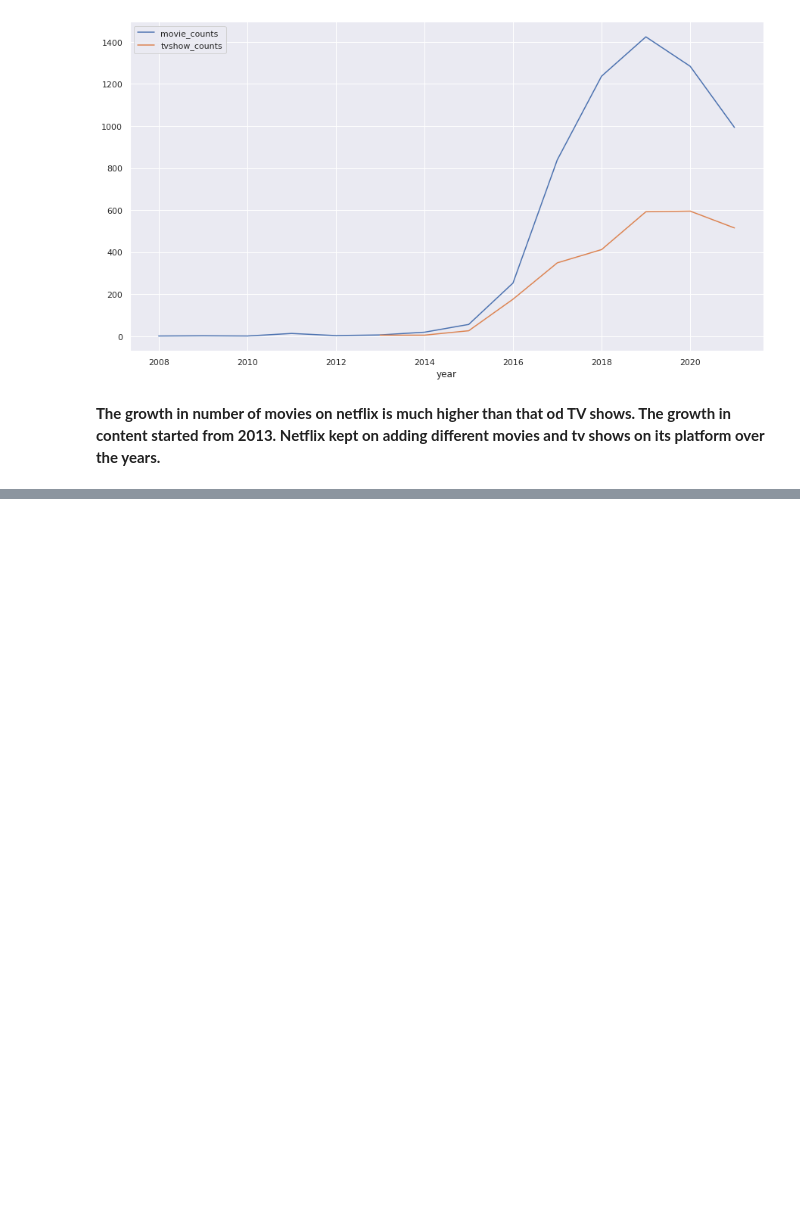
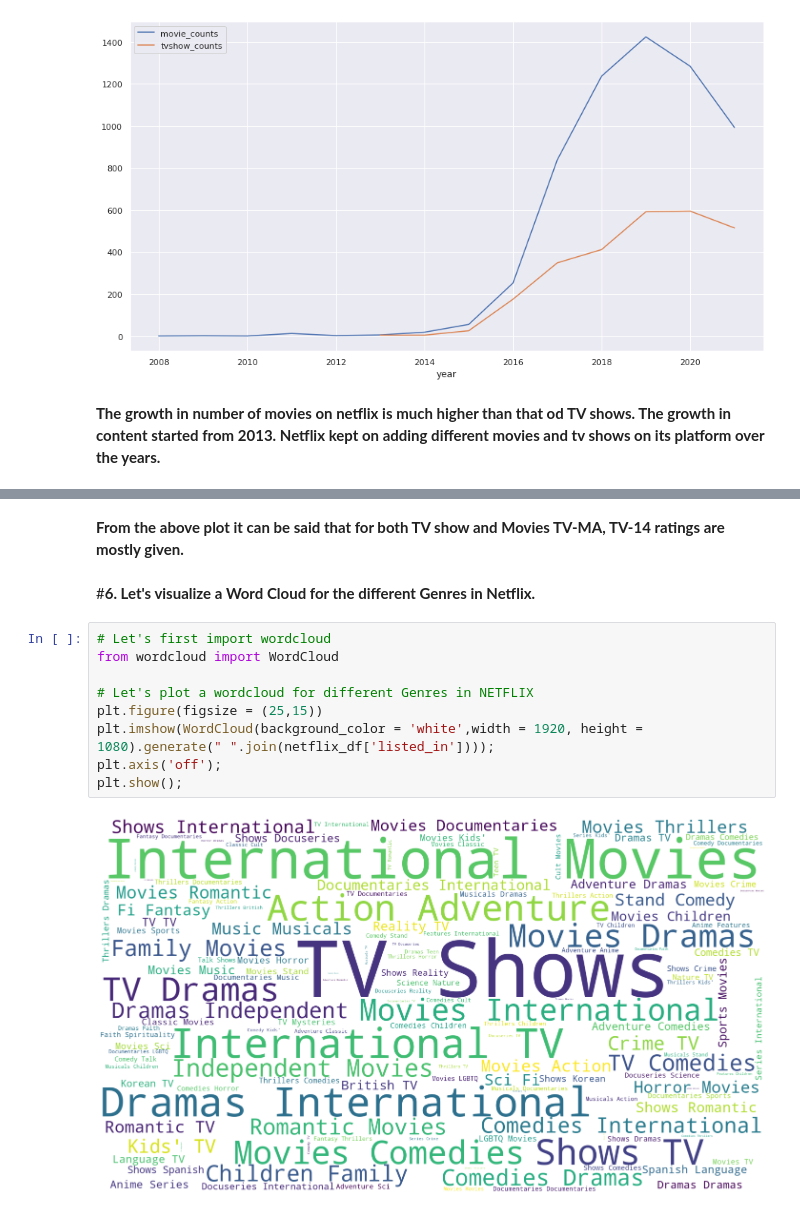
Before and after one commit to Kousikdutta1/Netflix-Shows-and-Movies-Dataset-Analysis, a Jupyter notebook: Netflix_Data_Analysis.ipynb, the cells around one changed output, grey strips where cells are left out. Drawn from its saved outputs; the diff is of its cells as text; blank space fills up the shorter version.

```diff
--- a/Netflix_Data_Analysis.ipynb
+++ b/Netflix_Data_Analysis.ipynb
@@ -696,0 +718,15 @@ merged_dataset.plot(x="year", y=['movie_counts',	'tvshow_counts'], kind="line",
+# %% [markdown]
+**From the above plot it can be said that for both TV show and Movies  TV-MA, TV-14 ratings are mostly given.**
+# %% [markdown]
+#**6. Let's visualize a Word Cloud for the different Genres in Netflix.**
+# %%
+# Let's first import wordcloud
+from wordcloud import WordCloud
+
+# Let's plot a wordcloud for different Genres in NETFLIX
+plt.figure(figsize = (25,15))
+plt.imshow(WordCloud(background_color = 'white',width = 1920, height = 1080).generate(" ".join(netflix_df['listed_in'])));
+plt.axis('off');
+plt.show();
+# %% [output]
+[figure, added]
```
Also changed, not shown: parts of 11 cells of this notebook.
